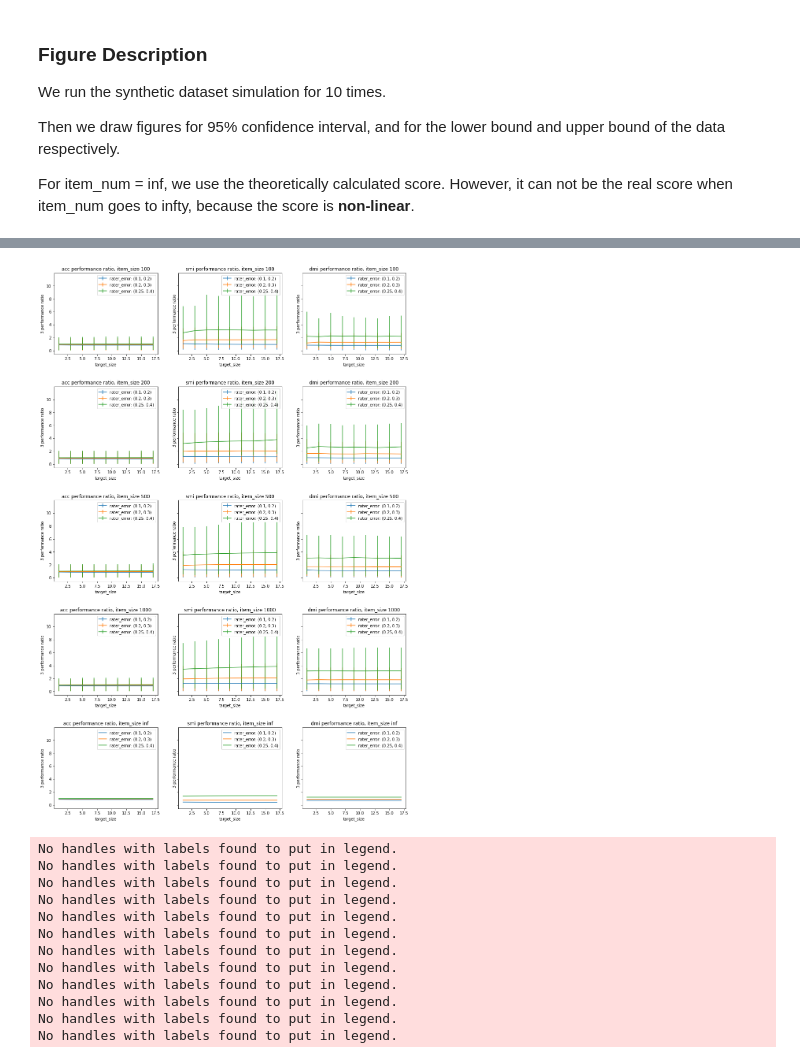
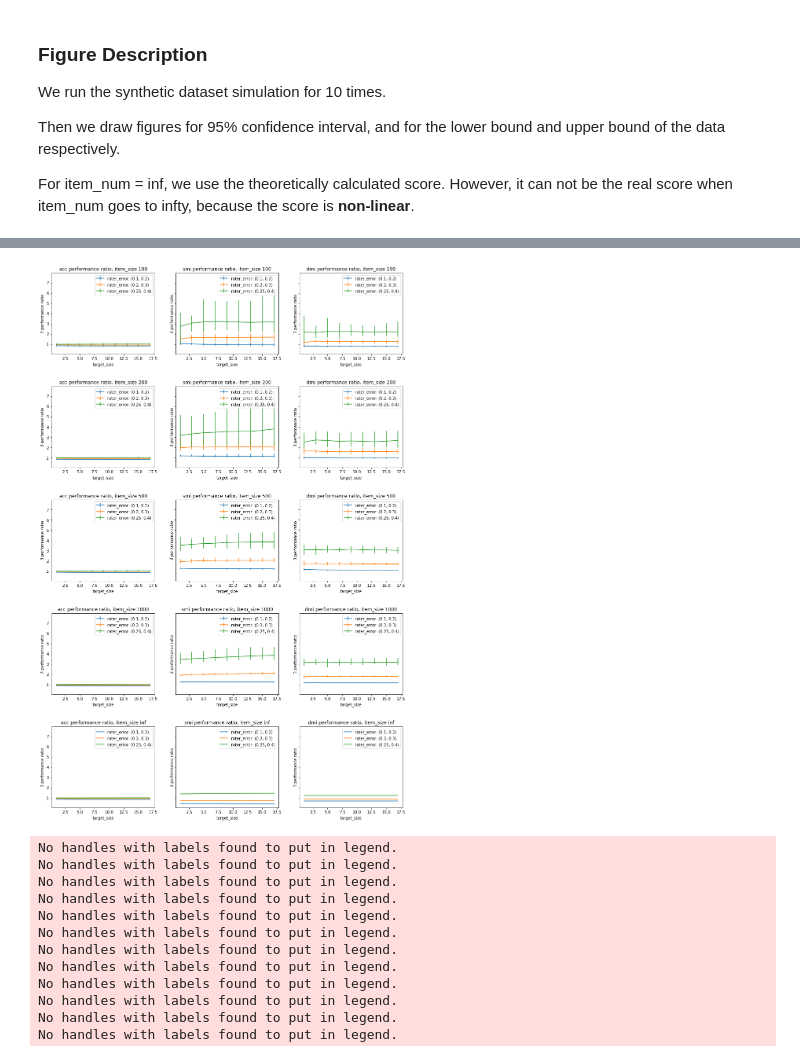
Before and after one commit to presnick/surveyequivalence, a Jupyter notebook: simulations/experiment_notebook.ipynb, the cells around one changed output, grey strips where cells are left out. Drawn from its saved outputs; the diff is of its cells as text; code cells hidden in the pictures.

```diff
--- a/simulations/experiment_notebook.ipynb
+++ b/simulations/experiment_notebook.ipynb
@@ -2315,8 +2315,12 @@ for item_size in item_sizes:
                 lowers.append(lower)
                 uppers.append(upper)
 
+            means = np.array(means)
+            lowers = np.array(lowers)
+            uppers = np.array(uppers)
+
             #axs[i,j].plot(t_sizes,mean,label = 'rater_error: '+str(r_error))
-            axs[i,j].errorbar(t_sizes,means,yerr=[lowers,uppers],label = 'rater_error: '+str(r_error))
+            axs[i,j].errorbar(t_sizes,means,yerr=[means-lowers,uppers-means],label = 'rater_error: '+str(r_error))
 
         j += 1
 
@@ -2401,8 +2405,12 @@ for item_size in item_sizes:
                 lowers.append(lower)
                 uppers.append(upper)
 
+            means = np.array(means)
+            lowers = np.array(lowers)
+            uppers = np.array(uppers)
+
             #axs[i,j].plot(t_sizes,mean,label = 'rater_error: '+str(r_error))
-            axs[i,j].errorbar(t_sizes,means,yerr=[lowers,uppers],label = 'rater_error: '+str(r_error))
+            axs[i,j].errorbar(t_sizes,means,yerr=[means-lowers,uppers-means],label = 'rater_error: '+str(r_error))
 
         j += 1
 
@@ -2426,34 +2434,34 @@ for r_error in rater_errors:
     dmi_ratio = []
     smi_ratio = []
     acc_ratio = []
 
     for t in t_sizes:
 
         t_noise = calc_panel_noise_matrix(p_neg=p_neg,p_pos=p_pos,panel_size=t)
 
         t_vs_classifier_confusion = np.dot(classifier_confusion,t_noise)
         t_vs_source_confusion = np.dot(source_panel,t_noise)
 
         dmi_ratio.append(dmi(t_vs_classifier_confusion)/dmi(t_vs_source_confusion))
         smi_ratio.append(smi(t_vs_classifier_confusion)/smi(t_vs_source_confusion))
         acc_ratio.append(acc(t_vs_classifier_confusion)/acc(t_vs_source_confusion))
 
     axs[4,0].plot(t_sizes,acc_ratio,label = 'rater_error: '+str(r_error))
     axs[4,1].plot(t_sizes,smi_ratio,label = 'rater_error: '+str(r_error))
     axs[4,2].plot(t_sizes,dmi_ratio,label = 'rater_error: '+str(r_error))
 
 for i in range(5):
     for j in range(3):
         axs[i,j].legend()
         axs[i,j].set_xlabel('target_size')
         axs[i,j].set_ylabel('3 performance ratio')
         axs[i,j].set_title(scorers[j]+' performance ratio, item_size '+str(item_sizes[i]))
 
 plt.subplots_adjust(hspace = 0.4)
 
 plt.show()
 # %% [output]
-[figure, old version]
+[figure, new version]
 # %%
 
 fig,axs = plt.subplots(5, 3, sharex=False, sharey=True, figsize=(16, 25))
```
Also changed, not shown: parts of 1 cell of this notebook.
